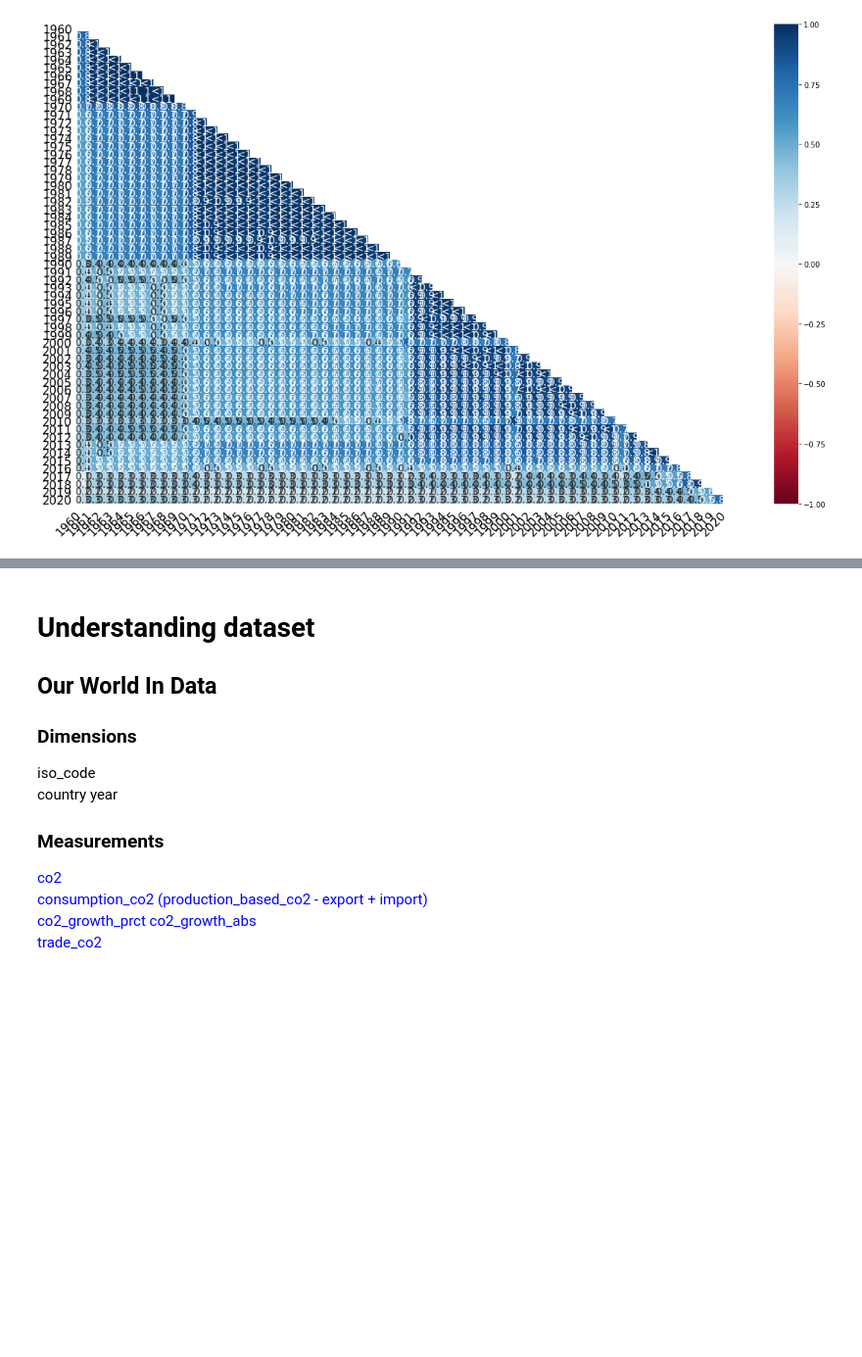
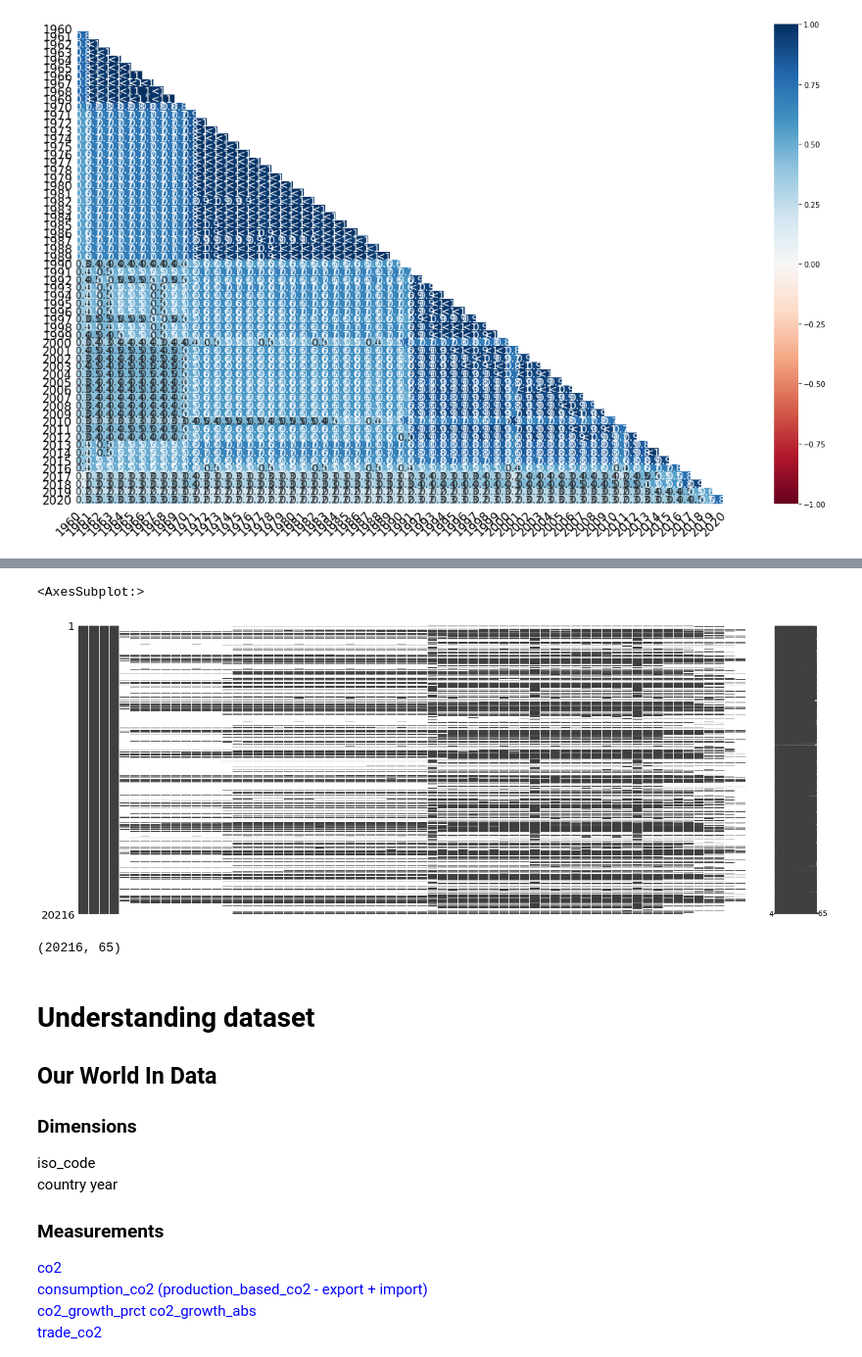
Before and after one commit to BingQuanChua/SASPICIOUS, a Jupyter notebook: eda_Kyle_missingno.ipynb, the cells around one changed output, grey strips where cells are left out. Shown at 98% size. Drawn from its saved outputs; the diff is of its cells as text; code cells hidden in the pictures; blank space fills up the shorter version.

```diff
--- a/eda_Kyle_missingno.ipynb
+++ b/eda_Kyle_missingno.ipynb
@@ -75,0 +111,9 @@ msno.heatmap(df_raw_worldbank)
+# %%
+msno.matrix(df_raw_worldbank)
+# %% [output]
+<AxesSubplot:>
+[figure, added]
+# %%
+df_raw_worldbank.shape
+# %% [output]
+(20216, 65)
```
Also changed, not shown: parts of 6 cells of this notebook, 1 other file.
